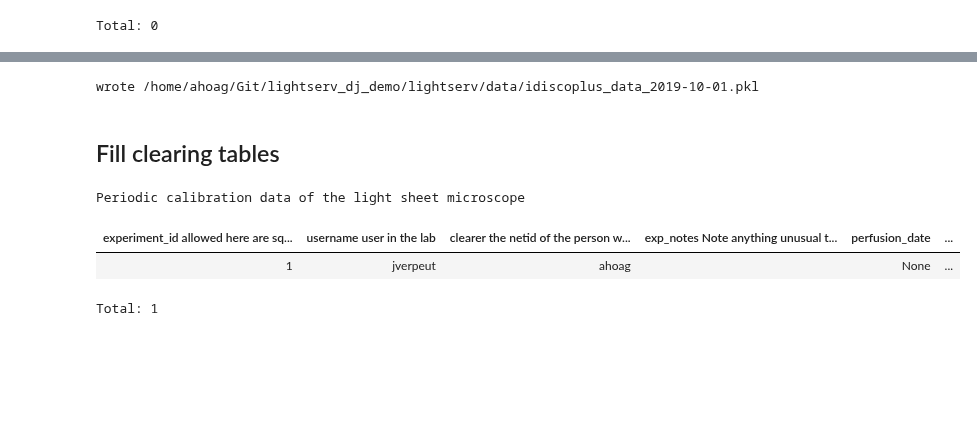
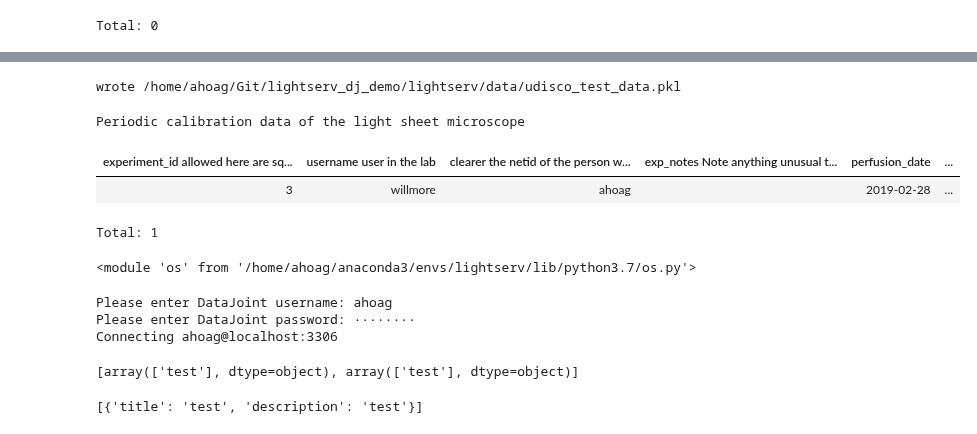
Before and after one commit to BrainCOGS/lightserv, a Jupyter notebook: notebooks/setup_datajoint.ipynb, the cells around one changed output, grey strips where cells are left out. Cells and saved outputs as stored; diff of their text form; code cells hidden in the pictures; blank space fills up the shorter version.

Commit message:
add some notebooks and general data

```diff
--- a/notebooks/setup_datajoint.ipynb
+++ b/notebooks/setup_datajoint.ipynb
@@ -382,21 +528,35 @@ class IdiscoAbbreviatedClearing(dj.Manual): # dj.Manual is one of the 4 datajoin
         clearer                                                  :   varchar(20)   # the netid of the person who did the clearing
         exp_notes = ""                                           :   varchar(500)  # Note anything unusual that happened during experiment that could affect clearing
         perfusion_date = NULL                                    :   date
-        time_pbs_wash1 = NULL                             :   datetime
-        time_pbs_wash2 = NULL                             :   datetime
-        time_pbs_wash3 = NULL                             :   datetime
+        time_pbs_wash1 = NULL                                    :   datetime
+        pbs_wash1_notes = ""                                     :   varchar(250)
+        time_pbs_wash2 = NULL                                    :   datetime
+        pbs_wash2_notes = ""                                     :   varchar(250)
+        time_pbs_wash3 = NULL                                    :   datetime
+        pbs_wash3_notes = ""                                     :   varchar(250)
         time_dehydr_ch3oh_20percent_wash1 = NULL                 :   datetime
+        dehydr_ch3oh_20percent_wash1_notes = ""                  :   varchar(250)
         time_dehydr_ch3oh_40percent_wash1 = NULL                 :   datetime
+        dehydr_ch3oh_40percent_wash1_notes = ""                  :   varchar(250)
         time_dehydr_ch3oh_60percent_wash1 = NULL                 :   datetime
+        dehydr_ch3oh_60percent_wash1_notes = ""                  :   varchar(250)
         time_dehydr_ch3oh_80percent_wash1 = NULL                 :   datetime
+        dehydr_ch3oh_80percent_wash1_notes = ""                  :   varchar(250)
         time_dehydr_ch3oh_100percent_wash1 = NULL                :   datetime
+        dehydr_ch3oh_100percent_wash1_notes = ""                 :   varchar(250)
         time_dehydr_ch3oh_100percent_wash2 = NULL                :   datetime
+        dehydr_ch3oh_100percent_wash2_notes = ""                 :   varchar(250)
         time_dehydr_dcm_66percent_ch3oh_33percent = NULL         :   datetime
+        dehydr_dcm_66percent_ch3oh_33percent_notes = ""          :   varchar(250)
         time_dehydr_dcm_wash1 = NULL                             :   datetime
+        dehydr_dcm_wash1_notes = ""                              :   varchar(250)
         time_dehydr_dcm_wash2 = NULL                             :   datetime
+        dehydr_dcm_wash2_notes = ""                              :   varchar(250)
         time_dehydr_dbe_wash1 = NULL                             :   datetime
+        dehydr_dbe_wash1_notes = ""                              :   varchar(250)
         time_dehydr_dbe_wash2 = NULL                             :   datetime
-        clearing_notes = ""                                      : varchar(500)
+        dehydr_dbe_wash2_notes = ""                              :   varchar(250)
+        clearing_notes = ""                                      :   varchar(500)
         """
 # %%
 @schema
@@ -517,10 +720,10 @@ idiscoplus_data={'experiment_id': 1,
 # %%
 today = datetime.now().strftime('%Y-%m-%d')
-idiscoplus_data_file = home_dir + f'/Git/lightserv_dj_demo/lightserv/data/idiscoplus_data_{today}.pkl'
-with open(idiscoplus_data_file, 'wb') as f:
-    pickle.dump(idiscoplus_data,f)
-    print(f"wrote {idiscoplus_data_file}")
+udisco_test_file = home_dir + f'/Git/lightserv_dj_demo/lightserv/data/udisco_test_data.pkl'
+udisco_data_file = home_dir + f'/Git/lightserv_dj_demo/lightserv/data/udisco_data_{today}.pkl'
+udisco_data_file_latest = home_dir + '/Git/lightserv_dj_demo/lightserv/data/udisco_data_latest.pkl'
+with open(udisco_test_file, 'wb') as f:
+    pickle.dump(udisco_data,f)
+    print(f"wrote {udisco_test_file}")
 # %% [output]
-wrote /home/ahoag/Git/lightserv_dj_demo/lightserv/data/idiscoplus_data_2019-10-01.pkl
+wrote /home/ahoag/Git/lightserv_dj_demo/lightserv/data/udisco_test_data.pkl
-# %% [markdown]
-## Fill clearing tables
@@ -539,7 +730,21 @@ fill_iDISCOPlus_table()
-# %%
-IdiscoPlusClearing()
-# %% [output]
-Periodic calibration data of the light sheet microscope
-| experiment_id allowed here are sq... | username user in the lab | clearer the netid of the person w... | exp_notes Note anything unusual t... | perfusion_date | ... |
-| 1 | jverpeut | ahoag |  | None | ... |
-Total: 1
+# %%
+IdiscoAbbreviatedClearing()
+# %% [output]
+Periodic calibration data of the light sheet microscope
+| experiment_id allowed here are sq... | username user in the lab | clearer the netid of the person w... | exp_notes Note anything unusual t... | perfusion_date | ... |
+| 3 | willmore | ahoag |  | 2019-02-28 | ... |
+Total: 1
+# %%
+os
+# %% [output]
+<module 'os' from '/home/ahoag/anaconda3/envs/lightserv/lib/python3.7/os.py'>
+# %%
+schema = dj.create_virtual_module('ahoag_lightsheet_demo','ahoag_lightsheet_demo')
+# %% [output]
+Please enter DataJoint username: ahoag
+Please enter DataJoint password: ········
+Connecting ahoag@localhost:3306
+# %%
+Experiment().fetch('title','description')
+# %% [output]
+[array(['test'], dtype=object), array(['test'], dtype=object)]
@@ -545,0 +753,4 @@ Total: 1
+# %%
+Experiment().fetch(*attrs,as_dict=True)
+# %% [output]
+[{'title': 'test', 'description': 'test'}]
```
Also changed, not shown: parts of 45 cells of this notebook, 6 other files.
